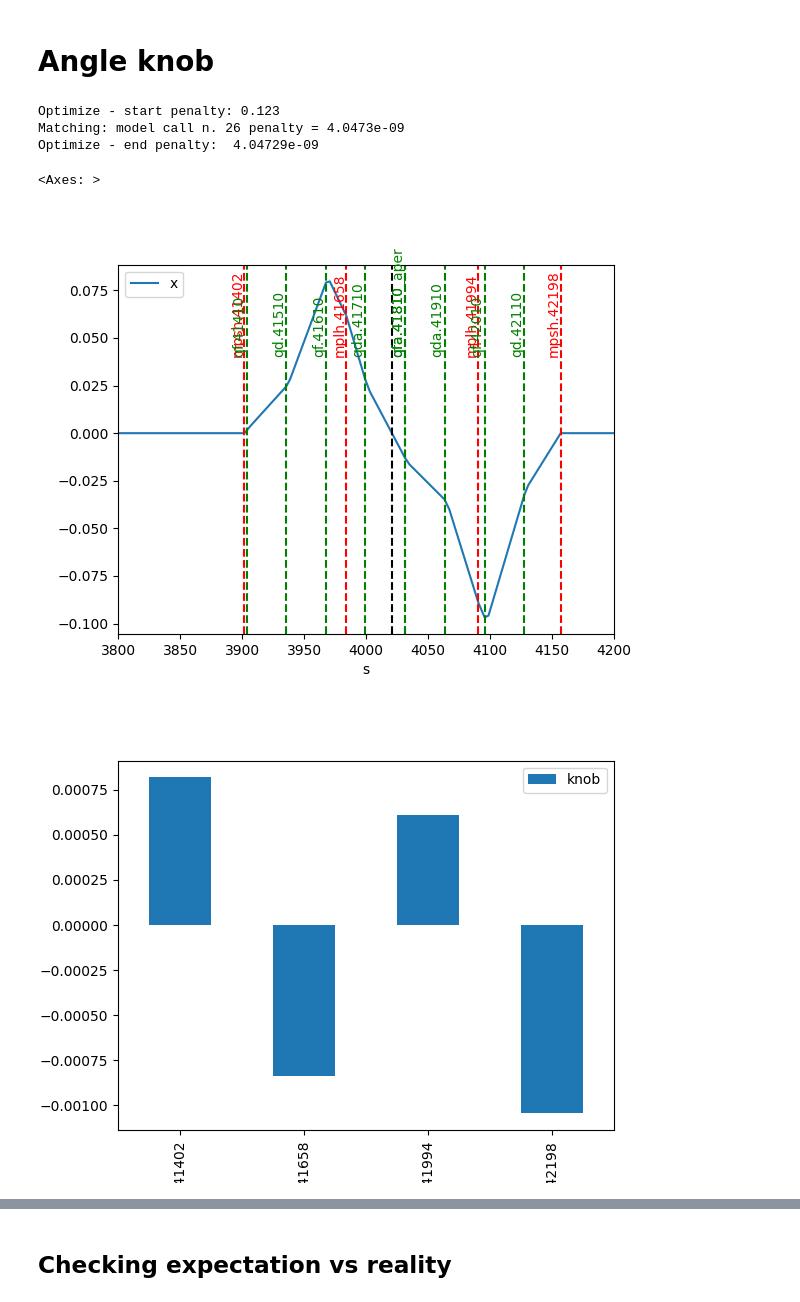
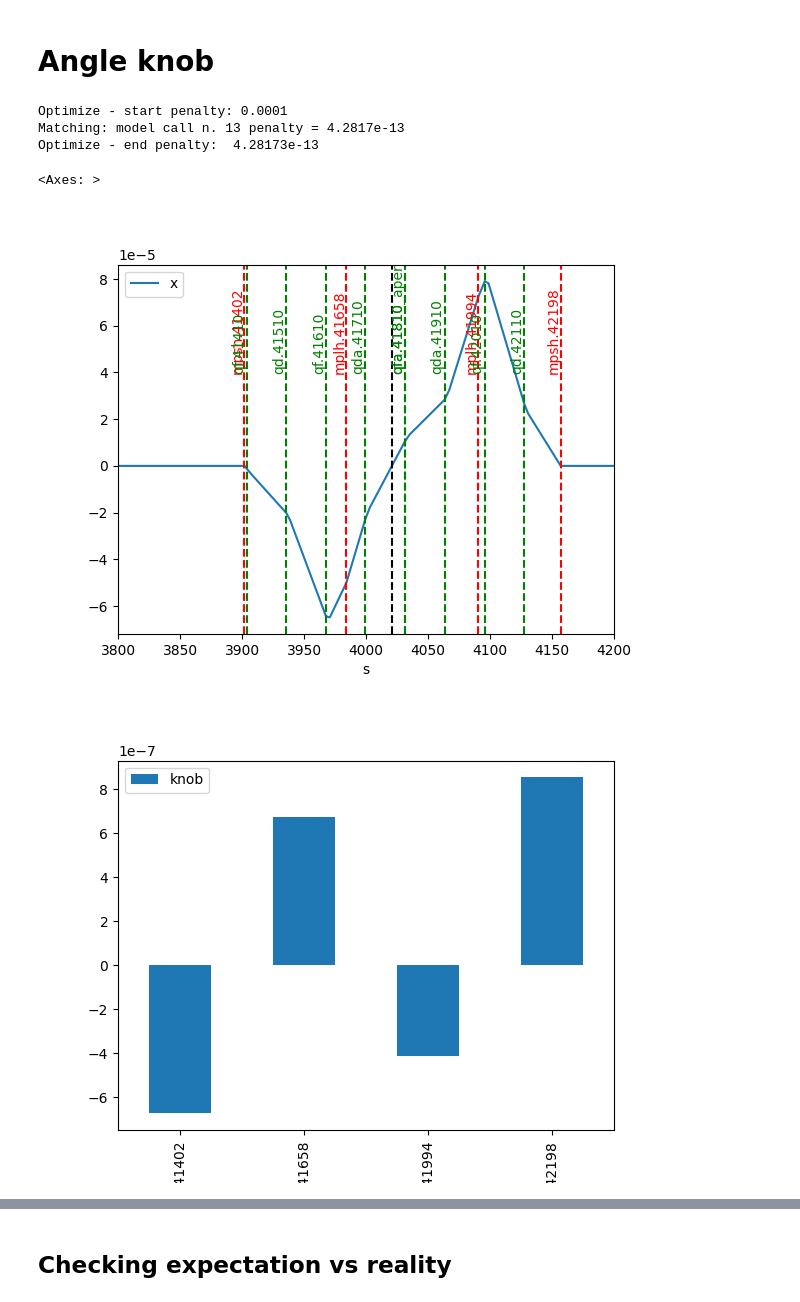
Before and after one commit to giacomells/Technical-Student-2024-2025, a Jupyter notebook: OrthogonalKnobsLSS4/OrthogonalKnobs.ipynb, the cells around one changed output, grey strips where cells are left out. Saved outputs shown, nothing was run; the diff lists cells and outputs as text; code cells hidden in the pictures.

```diff
--- a/OrthogonalKnobsLSS4/OrthogonalKnobs.ipynb
+++ b/OrthogonalKnobsLSS4/OrthogonalKnobs.ipynb
@@ -124,5 +171,0 @@ for name, knob in bumpers.items():
-# %%
-fig, ax = plt.subplots()
-for i, knob in enumerate([0.2, 0.4, 0.6, 0.8, 1.0][::-1]):
-    line.env["x_teca_knob"] = knob
-    plot_bump(ax, show_elements=True if i == 0 else False, label=f"{knob:.1f} mm")
@@ -130,0 +172,14 @@ for i, knob in enumerate([0.2, 0.4, 0.6, 0.8, 1.0][::-1]):
+# %%
+fig, ax = plt.subplots()
+
+line.env["x_teca_knob"] = 0
+opt_x_LSS4 = op.set_x_knobLSS4(line)
+
+plot_bump(ax)
+
+settings = {}
+for name, knob in bumpers.items():
+    settings[name] = line.vv[knob]
+
+settings = pd.DataFrame(settings, index=['knob']).T
+settings.plot(kind='bar')
@@ -133,5 +194,0 @@ for i, knob in enumerate([0.2, 0.4, 0.6, 0.8, 1.0][::-1]):
-# %%
-fig, ax = plt.subplots()
-for i, knob in enumerate([TECA.jaw*1e3 - 0.2, TECA.jaw*1e3 - 0.4, TECA.jaw*1e3 - 0.6, TECA.jaw*1e3 - 0.8, TECA.jaw*1e3 - 1.0][::-1]):
-    line.env["x_teca_knob"] = knob
-    plot_bump(ax, show_elements=True if i == 0 else False, label=f"{knob:.1f} mm")
@@ -140,22 +195,30 @@ for i, knob in enumerate([TECA.jaw*1e3 - 0.2, TECA.jaw*1e3 - 0.4, TECA.jaw*1e3 -
+# %%
+line.env["x_mm_knob"] =  0 # mm
+for bumper, knob in  bumpers.items():
+    line.env[bumper + "_x_init_mm"] = copy(line.vv[knob]) #/ (TECA.tilt * 1e6) # mm normalizing the knob to the TECA tilt
+    line.vv[knob] = bumper + "_init" + "*  x_teca_knob + " + bumper + "_x_init_mm * x_mm_knob"
 # %% [markdown]
 # Angle knob
 # %%
-line.env["x_teca_knob"] =  0
-opt_x_LSS4 = op.normalized_px_knobLSS4(line)
+line.vv["x_mm_knob"] =  0
+line.vv["x_teca_knob"] =  0
+
+
+opt_x_LSS4 = op.set_px_knobLSS4(line)
 
 fig, ax = plt.subplots()
 plot_bump(ax, show_elements=True)
 
 settings = {}
 for name, knob in bumpers.items():
     settings[name] = line.vv[knob]
 
 settings = pd.DataFrame(settings, index=['knob']).T
 settings.plot(kind='bar')
 # %% [output]
-Optimize - start penalty: 0.123
-Matching: model call n. 26 penalty = 4.0473e-09
-Optimize - end penalty:  4.04729e-09
+Optimize - start penalty: 0.0001
+Matching: model call n. 13 penalty = 4.2817e-13
+Optimize - end penalty:  4.28173e-13
 <Axes: >
-[figure, old version]
+[figure, new version]
-[figure, old version]
+[figure, new version]
```
Also changed, not shown: parts of 22 cells of this notebook.
